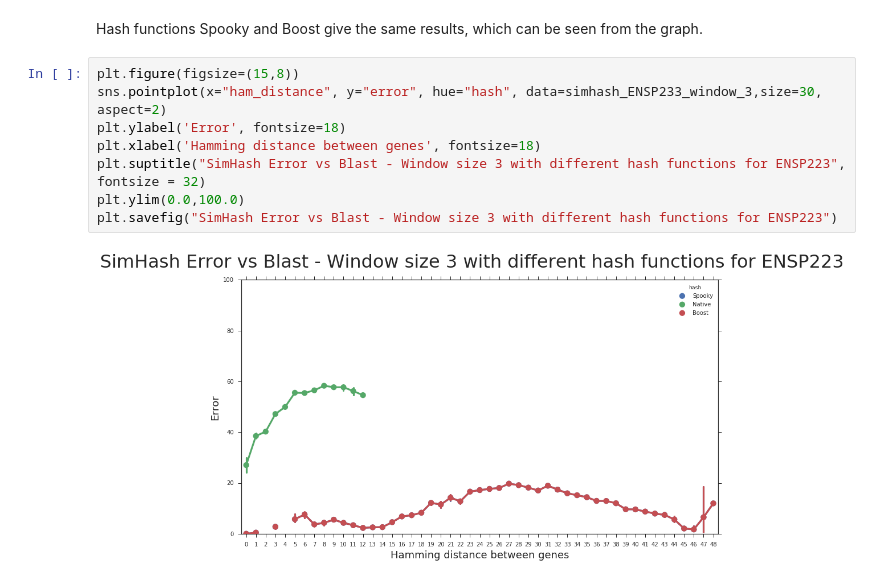
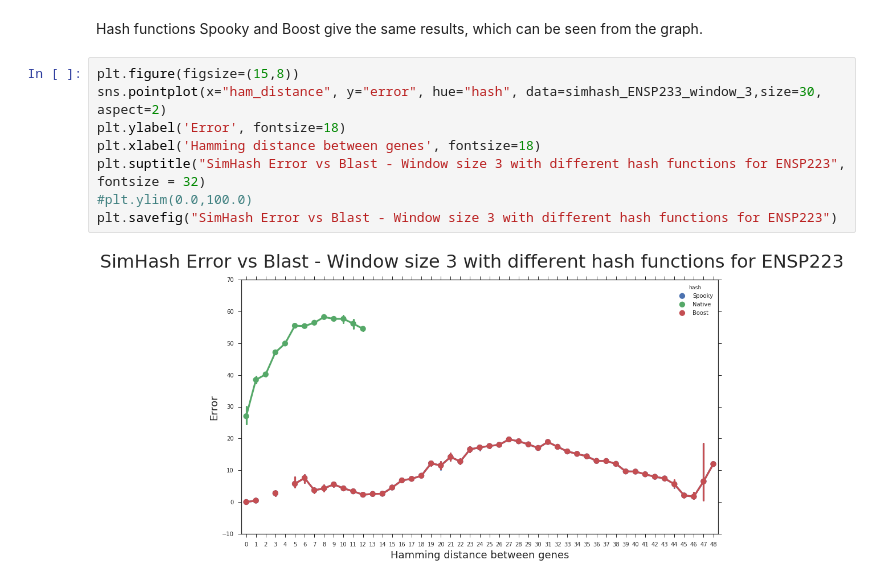
Before and after one commit to Weenkus/Phylo-research, a Jupyter notebook: results_simHash/blast_comparison/SimHash vs Blast performance.ipynb, the cells around one changed output. Cells and saved outputs as stored; diff of their text form.

```diff
--- a/results_simHash/blast_comparison/SimHash vs Blast performance.ipynb
+++ b/results_simHash/blast_comparison/SimHash vs Blast performance.ipynb
@@ -128,10 +130,10 @@ Hash functions Spooky and Boost give the same results, which can be seen from th
 # %%
 plt.figure(figsize=(15,8))
 sns.pointplot(x="ham_distance", y="error", hue="hash", data=simhash_ENSP233_window_3,size=30, aspect=2)
 plt.ylabel('Error', fontsize=18)
 plt.xlabel('Hamming distance between genes', fontsize=18)
 plt.suptitle("SimHash Error vs Blast - Window size 3 with different hash functions for ENSP223", fontsize = 32)
-plt.ylim(0.0,100.0)
+#plt.ylim(0.0,100.0)
 plt.savefig("SimHash Error vs Blast - Window size 3 with different hash functions for ENSP223")
 # %% [output]
-[figure, old version]
+[figure, new version]
```
Also changed, not shown: parts of 5 cells of this notebook, 10 other files.
